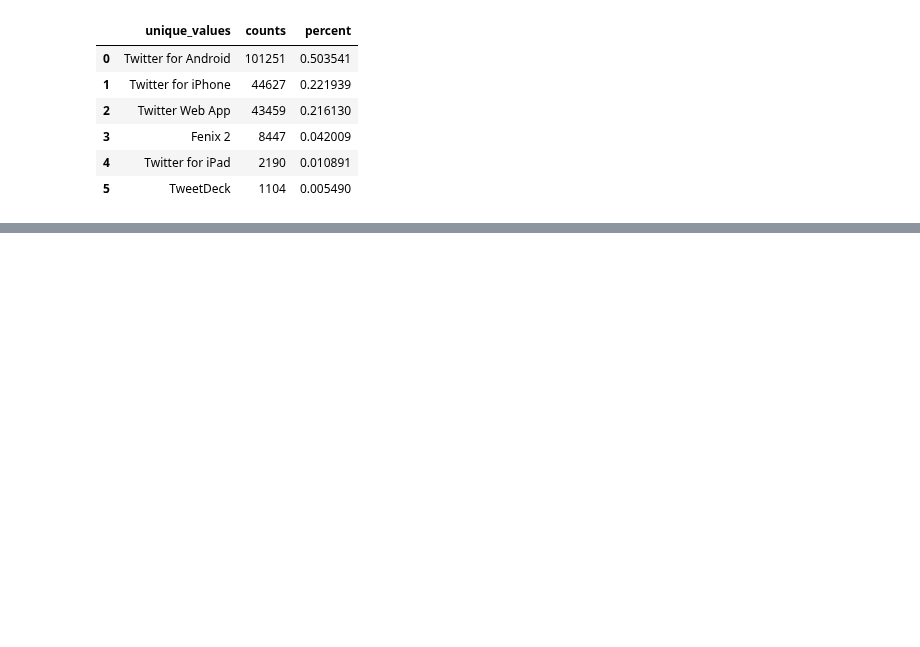
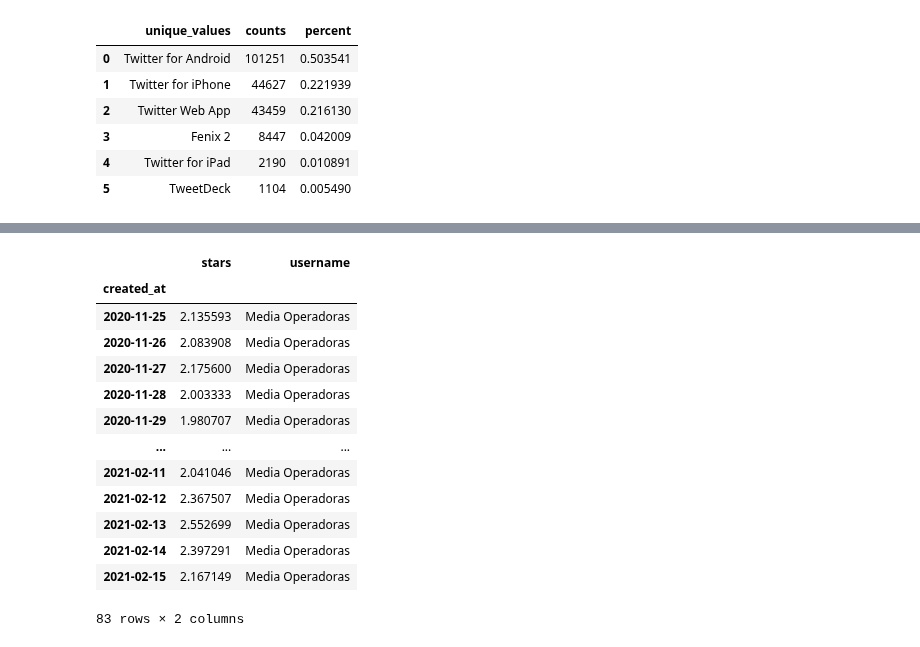
Before and after one commit to carpiero/Sentiment_Spanish_Operator, a Jupyter notebook: Notebooks/Notebook_006_remote.ipynb, the cells around one changed output, grey strips where cells are left out. Cells and saved outputs as stored; diff of their text form; code cells hidden in the pictures; blank space fills up the shorter version.

```diff
--- a/Notebooks/Notebook_006_remote.ipynb
+++ b/Notebooks/Notebook_006_remote.ipynb
@@ -219,0 +244,19 @@ dff.style.format({'percent': '{:,.1%}'.format})
+# %%
+df_media_total=df_stars[['stars']].resample('D').mean()
+df_media_total['username']='Media Operadoras'
+df_media_total
+# %% [output]
+|  | stars | username |
+| created_at |  |  |
+| 2020-11-25 | 2.135593 | Media Operadoras |
+| 2020-11-26 | 2.083908 | Media Operadoras |
+| 2020-11-27 | 2.175600 | Media Operadoras |
+| 2020-11-28 | 2.003333 | Media Operadoras |
+| 2020-11-29 | 1.980707 | Media Operadoras |
+| ... | ... | ... |
+| 2021-02-11 | 2.041046 | Media Operadoras |
+| 2021-02-12 | 2.367507 | Media Operadoras |
+| 2021-02-13 | 2.552699 | Media Operadoras |
+| 2021-02-14 | 2.397291 | Media Operadoras |
+| 2021-02-15 | 2.167149 | Media Operadoras |
+83 rows × 2 columns
```
Also changed, not shown: parts of 9 cells of this notebook, 2 other files.
